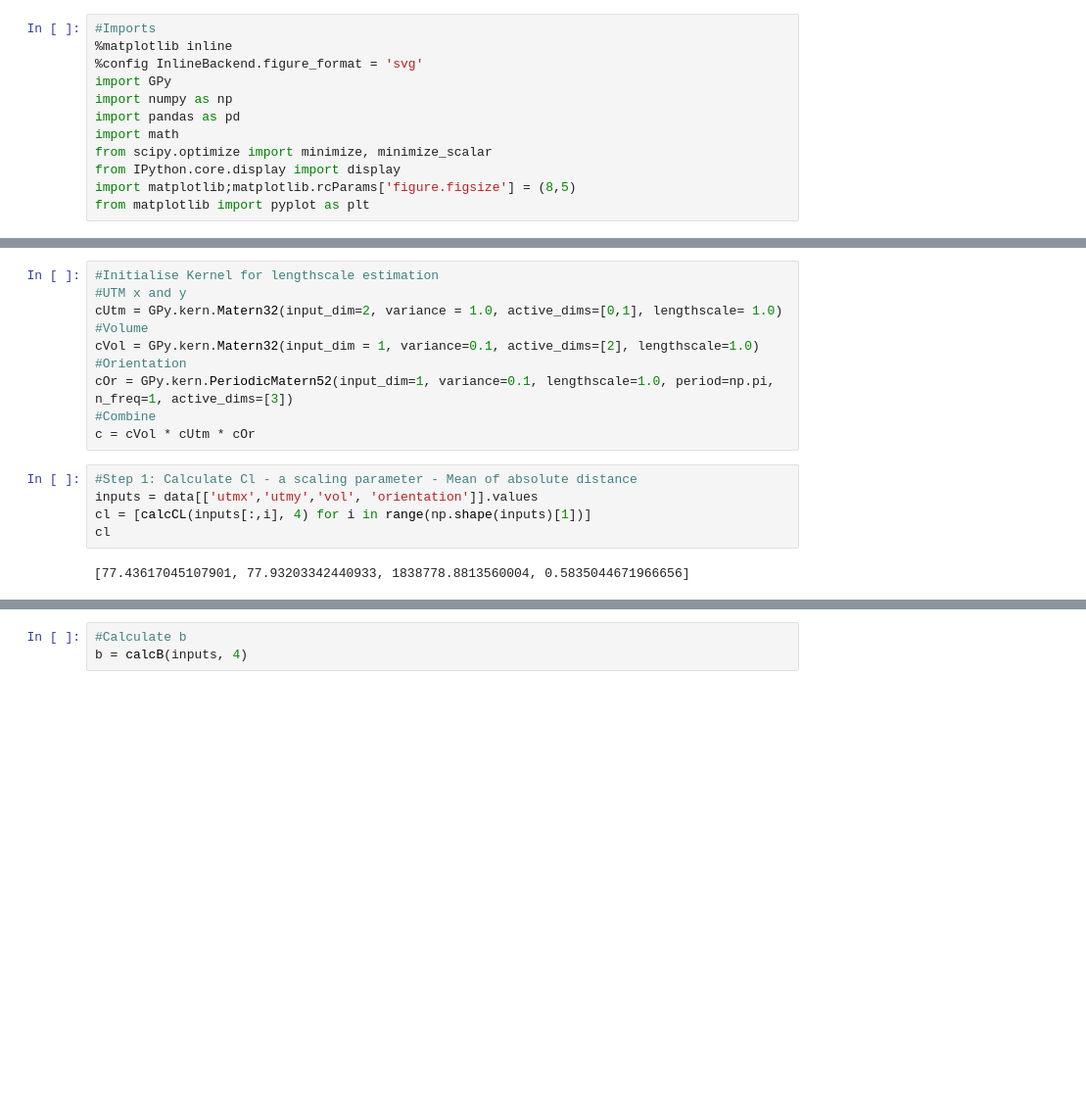
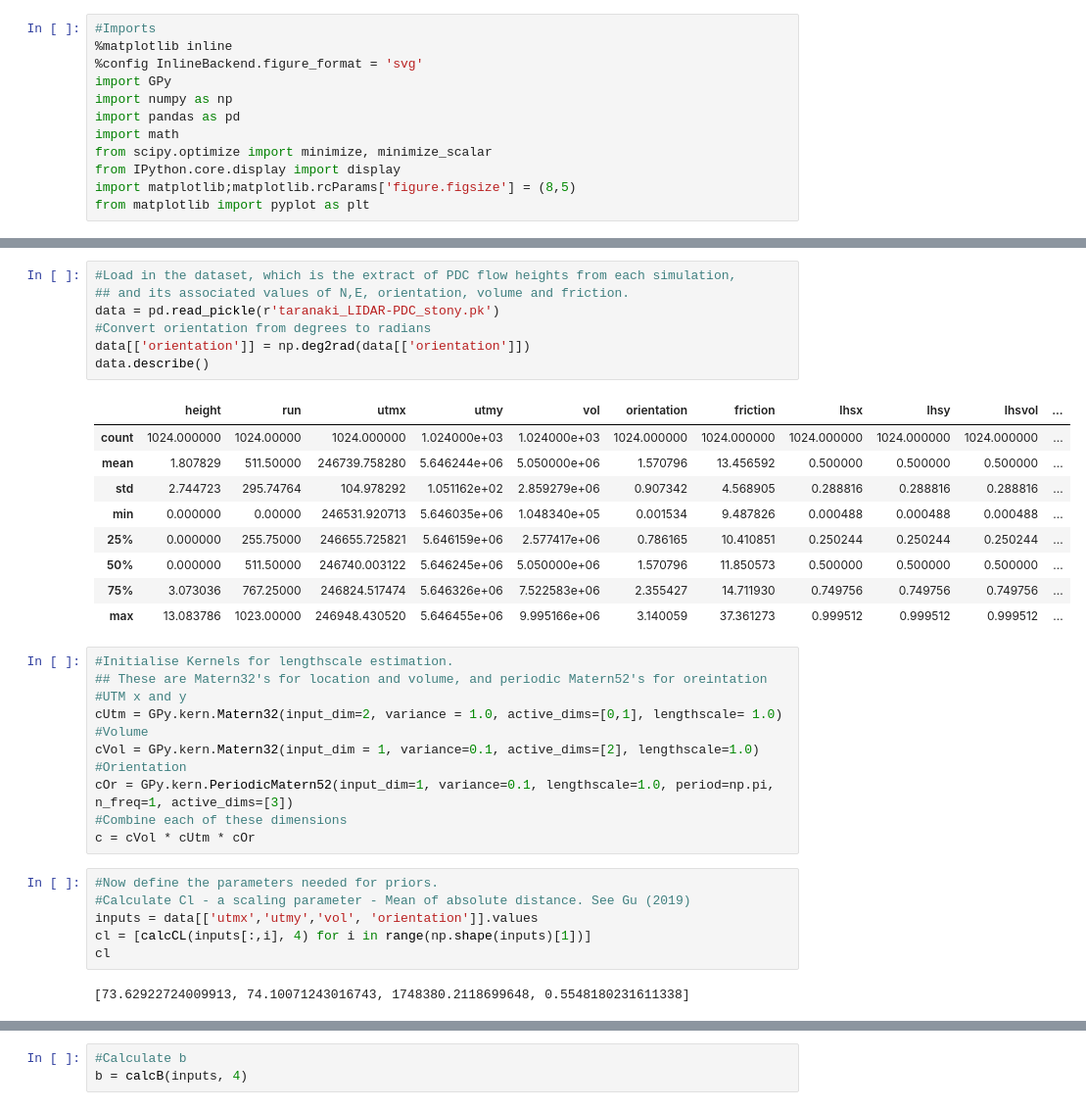
Before and after one commit to stuartmead/probablisticsurrogate, a Jupyter notebook: ProbablisticSurrogate.ipynb, the cells around one changed output, grey strips where cells are left out. Shown at 98% size. Drawn from its saved outputs; the diff is of its cells as text; blank space fills up the shorter version.

```diff
--- a/ProbablisticSurrogate.ipynb
+++ b/ProbablisticSurrogate.ipynb
@@ -160,18 +167,37 @@ data.describe()
+# %%
+#Load in the dataset, which is the extract of PDC flow heights from each simulation,
+## and its associated values of N,E, orientation, volume and friction.
+data = pd.read_pickle(r'taranaki_LIDAR-PDC_stony.pk')
+#Convert orientation from degrees to radians
+data[['orientation']] = np.deg2rad(data[['orientation']])
+data.describe()
+# %% [output]
+|  | height | run | utmx | utmy | vol | orientation | friction | lhsx | lhsy | lhsvol | ... |
+| count | 1024.000000 | 1024.00000 | 1024.000000 | 1.024000e+03 | 1.024000e+03 | 1024.000000 | 1024.000000 | 1024.000000 | 1024.000000 | 1024.000000 | ... |
+| mean | 1.807829 | 511.50000 | 246739.758280 | 5.646244e+06 | 5.050000e+06 | 1.570796 | 13.456592 | 0.500000 | 0.500000 | 0.500000 | ... |
+| std | 2.744723 | 295.74764 | 104.978292 | 1.051162e+02 | 2.859279e+06 | 0.907342 | 4.568905 | 0.288816 | 0.288816 | 0.288816 | ... |
+| min | 0.000000 | 0.00000 | 246531.920713 | 5.646035e+06 | 1.048340e+05 | 0.001534 | 9.487826 | 0.000488 | 0.000488 | 0.000488 | ... |
+| 25% | 0.000000 | 255.75000 | 246655.725821 | 5.646159e+06 | 2.577417e+06 | 0.786165 | 10.410851 | 0.250244 | 0.250244 | 0.250244 | ... |
+| 50% | 0.000000 | 511.50000 | 246740.003122 | 5.646245e+06 | 5.050000e+06 | 1.570796 | 11.850573 | 0.500000 | 0.500000 | 0.500000 | ... |
+| 75% | 3.073036 | 767.25000 | 246824.517474 | 5.646326e+06 | 7.522583e+06 | 2.355427 | 14.711930 | 0.749756 | 0.749756 | 0.749756 | ... |
+| max | 13.083786 | 1023.00000 | 246948.430520 | 5.646455e+06 | 9.995166e+06 | 3.140059 | 37.361273 | 0.999512 | 0.999512 | 0.999512 | ... |
 # %%
-#Initialise Kernel for lengthscale estimation
+#Initialise Kernels for lengthscale estimation.
+## These are Matern32's for location and volume, and periodic Matern52's for oreintation
 #UTM x and y
 cUtm = GPy.kern.Matern32(input_dim=2, variance = 1.0, active_dims=[0,1], lengthscale= 1.0)
 #Volume
 cVol = GPy.kern.Matern32(input_dim = 1, variance=0.1, active_dims=[2], lengthscale=1.0)
 #Orientation
 cOr = GPy.kern.PeriodicMatern52(input_dim=1, variance=0.1, lengthscale=1.0, period=np.pi, n_freq=1, active_dims=[3])
-#Combine
+#Combine each of these dimensions
 c = cVol * cUtm * cOr
 # %%
-#Step 1: Calculate Cl - a scaling parameter - Mean of absolute distance
+#Now define the parameters needed for priors.
+#Calculate Cl - a scaling parameter - Mean of absolute distance. See Gu (2019)
 inputs = data[['utmx','utmy','vol', 'orientation']].values
 cl = [calcCL(inputs[:,i], 4) for i in range(np.shape(inputs)[1])]
 cl
 # %% [output]
-[77.43617045107901, 77.93203342440933, 1838778.8813560004, 0.5835044671966656]
+[73.62922724009913, 74.10071243016743, 1748380.2118699648, 0.5548180231611338]
 # %%
```
Also changed, not shown: parts of 35 cells of this notebook, 3 other files.
